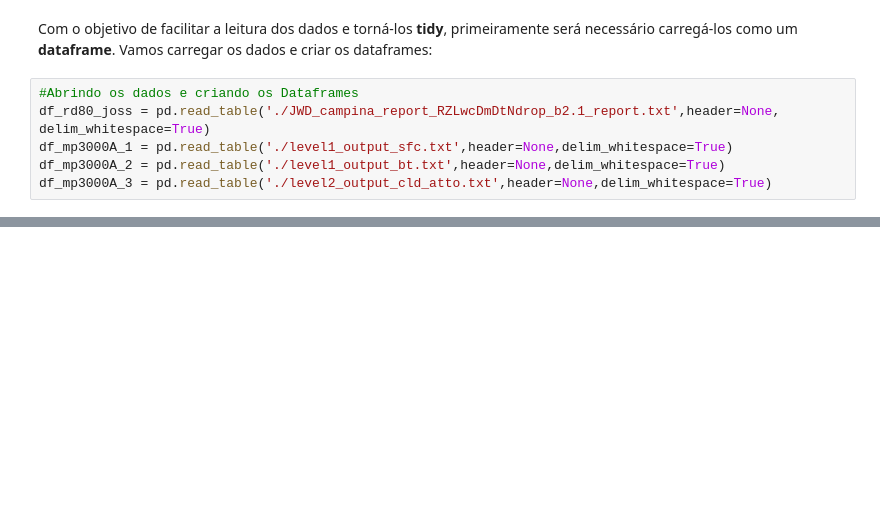
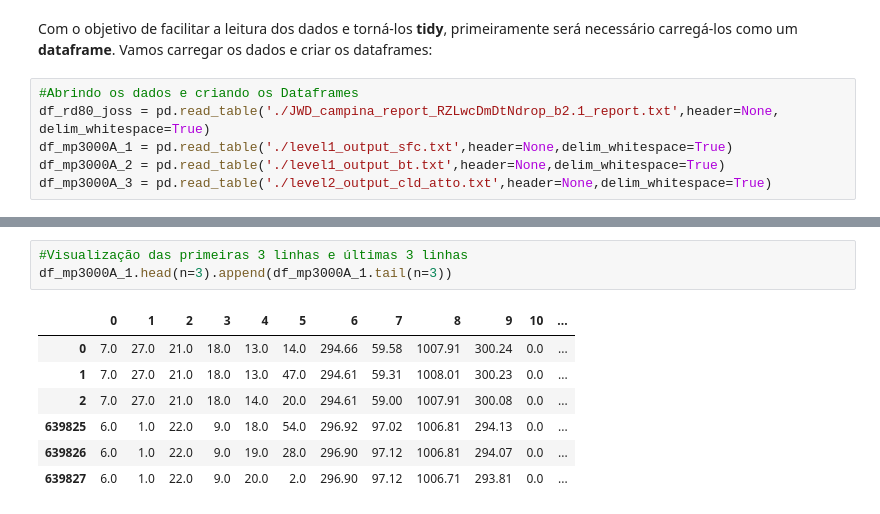
Before and after one commit to lourencocavalcante/Introduction-to-Data-Science, a Jupyter notebook: CAP394_2022_Fase1_Pre_Processando.ipynb, the cells around one changed output, grey strips where cells are left out. Saved outputs shown, nothing was run; the diff lists cells and outputs as text; blank space fills up the shorter version.

```diff
--- a/CAP394_2022_Fase1_Pre_Processando.ipynb
+++ b/CAP394_2022_Fase1_Pre_Processando.ipynb
@@ -93,0 +150,11 @@ df_mp3000A_3 = pd.read_table('./level2_output_cld_atto.txt',header=None,delim_wh
+# %%
+#Visualização das primeiras 3 linhas e últimas 3 linhas
+df_mp3000A_1.head(n=3).append(df_mp3000A_1.tail(n=3))
+# %% [output]
+|  | 0 | 1 | 2 | 3 | 4 | 5 | 6 | 7 | 8 | 9 | 10 | ... |
+| 0 | 7.0 | 27.0 | 21.0 | 18.0 | 13.0 | 14.0 | 294.66 | 59.58 | 1007.91 | 300.24 | 0.0 | ... |
+| 1 | 7.0 | 27.0 | 21.0 | 18.0 | 13.0 | 47.0 | 294.61 | 59.31 | 1008.01 | 300.23 | 0.0 | ... |
+| 2 | 7.0 | 27.0 | 21.0 | 18.0 | 14.0 | 20.0 | 294.61 | 59.00 | 1007.91 | 300.08 | 0.0 | ... |
+| 639825 | 6.0 | 1.0 | 22.0 | 9.0 | 18.0 | 54.0 | 296.92 | 97.02 | 1006.81 | 294.13 | 0.0 | ... |
+| 639826 | 6.0 | 1.0 | 22.0 | 9.0 | 19.0 | 28.0 | 296.90 | 97.12 | 1006.81 | 294.07 | 0.0 | ... |
+| 639827 | 6.0 | 1.0 | 22.0 | 9.0 | 20.0 | 2.0 | 296.90 | 97.12 | 1006.71 | 293.81 | 0.0 | ... |
```
Also changed, not shown: parts of 11 cells of this notebook.
